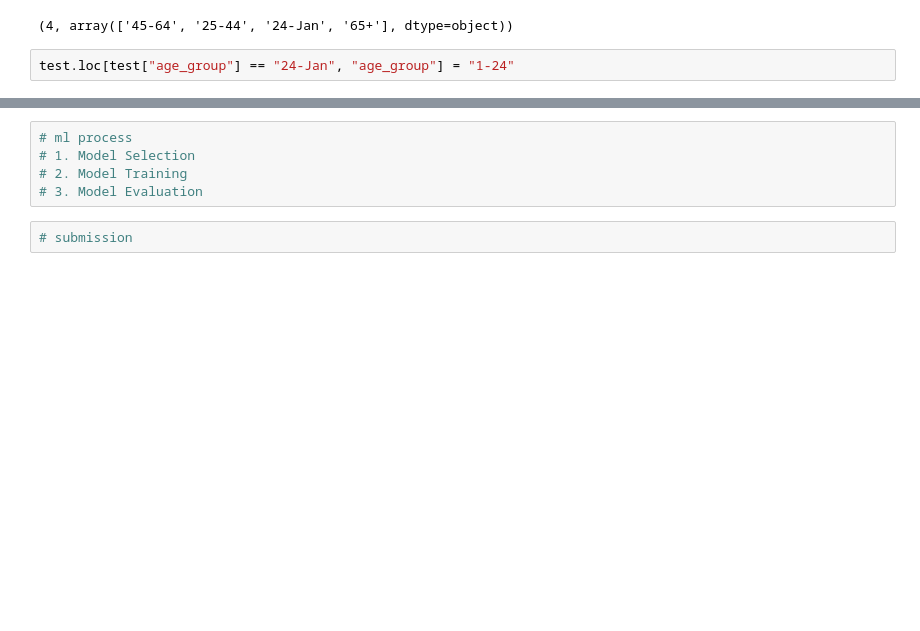
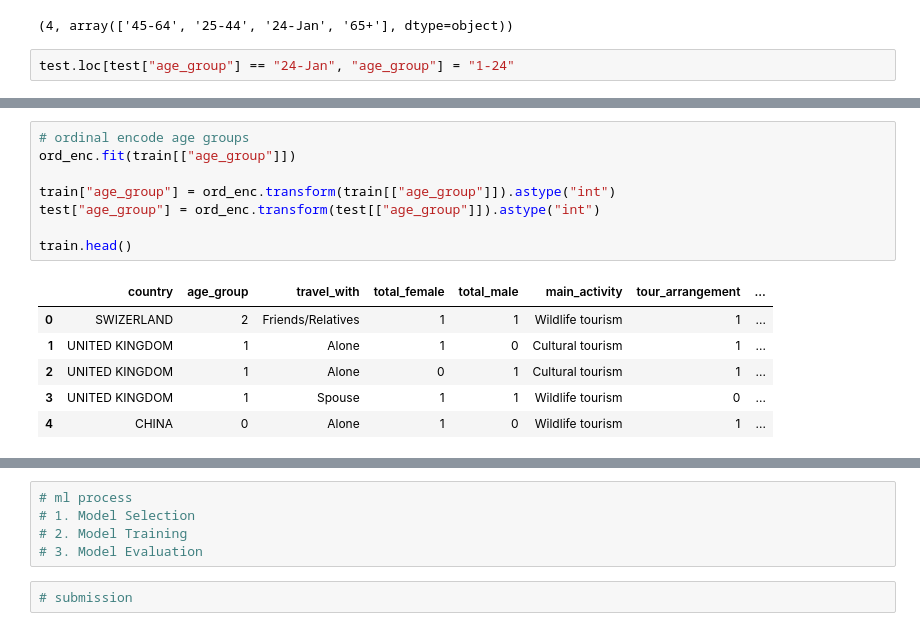
Before and after one commit to martinoywa/zindi-challenges, a Jupyter notebook: Tanzania Tourism Prediction/notebook.ipynb, the cells around one changed output, grey strips where cells are left out. Drawn from its saved outputs; the diff is of its cells as text; blank space fills up the shorter version.

```diff
--- a/Tanzania Tourism Prediction/notebook.ipynb
+++ b/Tanzania Tourism Prediction/notebook.ipynb
@@ -202,0 +218,15 @@ train
+# %%
+# ordinal encode age groups
+ord_enc.fit(train[["age_group"]])
+
+train["age_group"] = ord_enc.transform(train[["age_group"]]).astype("int")
+test["age_group"] = ord_enc.transform(test[["age_group"]]).astype("int")
+
+train.head()
+# %% [output]
+|  | country | age_group | travel_with | total_female | total_male | main_activity | tour_arrangement | ... |
+| 0 | SWIZERLAND | 2 | Friends/Relatives | 1 | 1 | Wildlife tourism | 1 | ... |
+| 1 | UNITED KINGDOM | 1 | Alone | 1 | 0 | Cultural tourism | 1 | ... |
+| 2 | UNITED KINGDOM | 1 | Alone | 0 | 1 | Cultural tourism | 1 | ... |
+| 3 | UNITED KINGDOM | 1 | Spouse | 1 | 1 | Wildlife tourism | 0 | ... |
+| 4 | CHINA | 0 | Alone | 1 | 0 | Wildlife tourism | 1 | ... |
```
Also changed, not shown: parts of 7 cells of this notebook.
